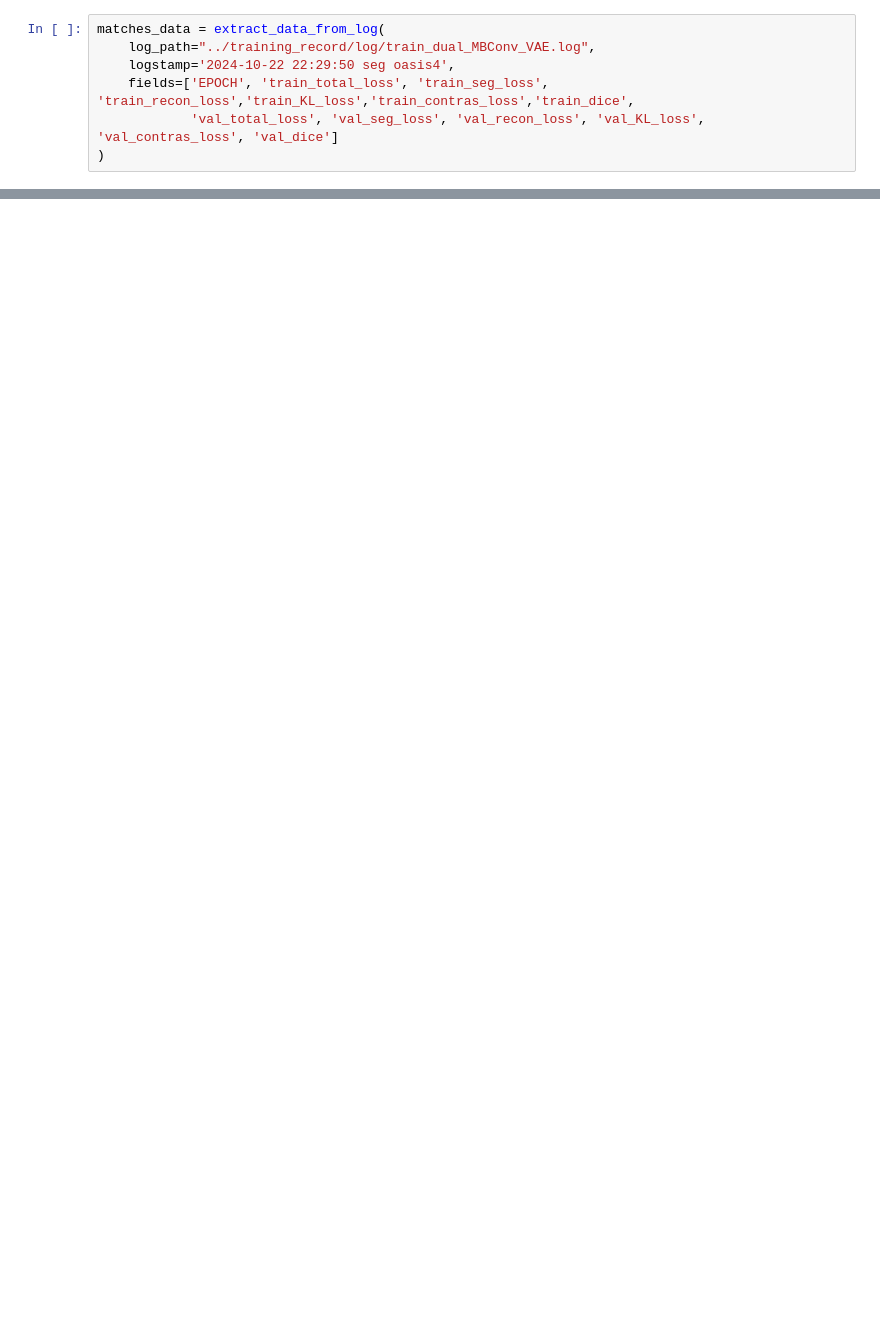
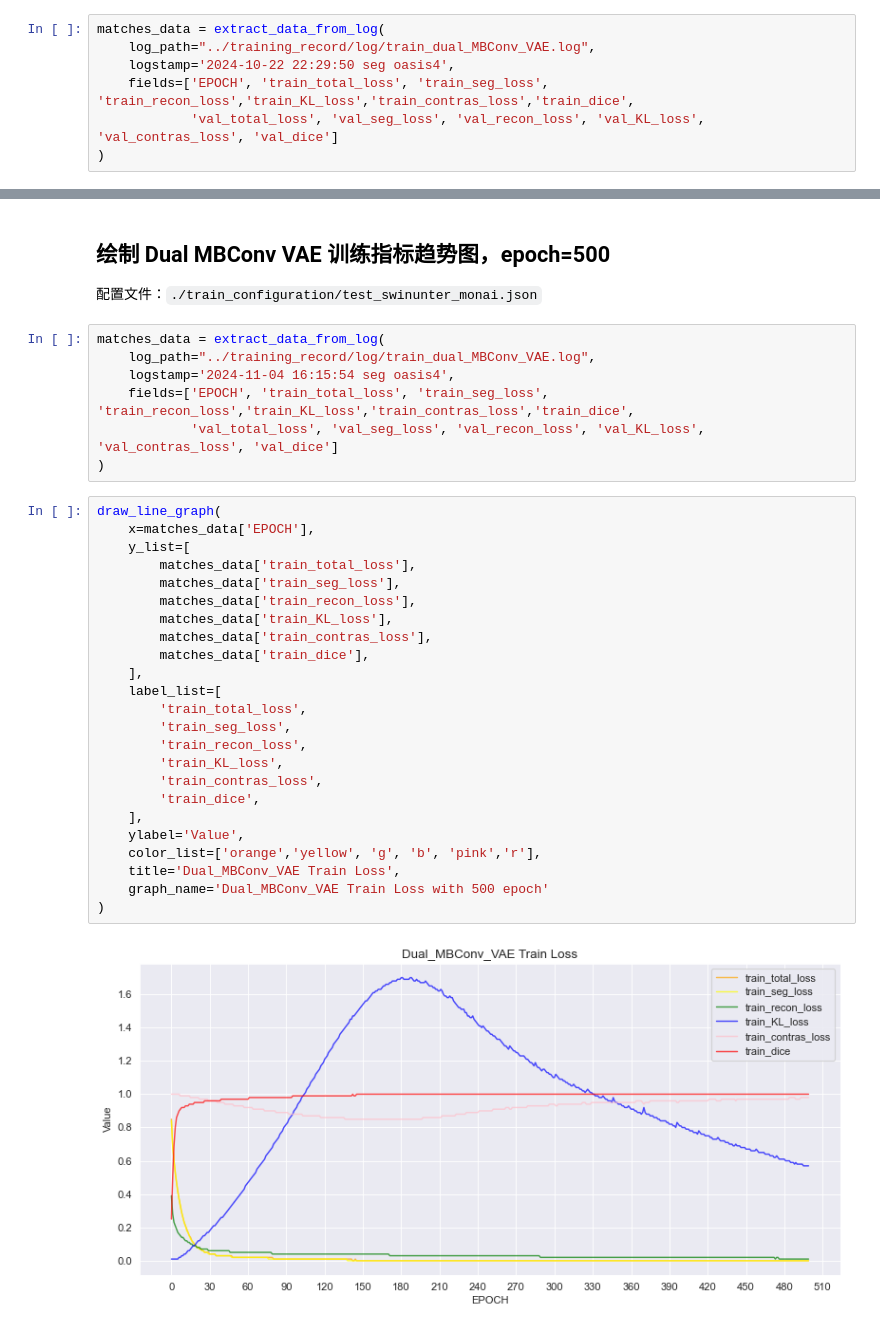
Before and after one commit to YJ-SS/MedSeg-project, a Jupyter notebook: data analysis/DA.ipynb, the cells around one changed output, grey strips where cells are left out. Drawn from its saved outputs; the diff is of its cells as text; blank space fills up the shorter version.

Commit message:
train dual_MBConv_VAE 500 epoch

````diff
--- a/data analysis/DA.ipynb
+++ b/data analysis/DA.ipynb
@@ -70,3 +70,39 @@ draw_line_graph(
 )
 # %% [output]
 [figure]
+# %% [markdown]
+## 绘制 Dual MBConv VAE 训练指标趋势图，epoch=500
+配置文件：```./train_configuration/test_swinunter_monai.json```
+# %%
+matches_data = extract_data_from_log(
+    log_path="../training_record/log/train_dual_MBConv_VAE.log",
+    logstamp='2024-11-04 16:15:54 seg oasis4',
+    fields=['EPOCH', 'train_total_loss', 'train_seg_loss', 'train_recon_loss','train_KL_loss','train_contras_loss','train_dice',
+            'val_total_loss', 'val_seg_loss', 'val_recon_loss', 'val_KL_loss', 'val_contras_loss', 'val_dice']
+)
+# %%
+draw_line_graph(
+    x=matches_data['EPOCH'],
+    y_list=[
+        matches_data['train_total_loss'],
+        matches_data['train_seg_loss'],
+        matches_data['train_recon_loss'],
+        matches_data['train_KL_loss'],
+        matches_data['train_contras_loss'],
+        matches_data['train_dice'],
+    ],
+    label_list=[
+        'train_total_loss',
+        'train_seg_loss',
+        'train_recon_loss',
+        'train_KL_loss',
+        'train_contras_loss',
+        'train_dice',
+    ],
+    ylabel='Value',
+    color_list=['orange','yellow', 'g', 'b', 'pink','r'],
+    title='Dual_MBConv_VAE Train Loss',
+    graph_name='Dual_MBConv_VAE Train Loss with 500 epoch'
+)
+# %% [output]
+[figure, added]
````
Also changed, not shown: parts of 4 cells of this notebook.
